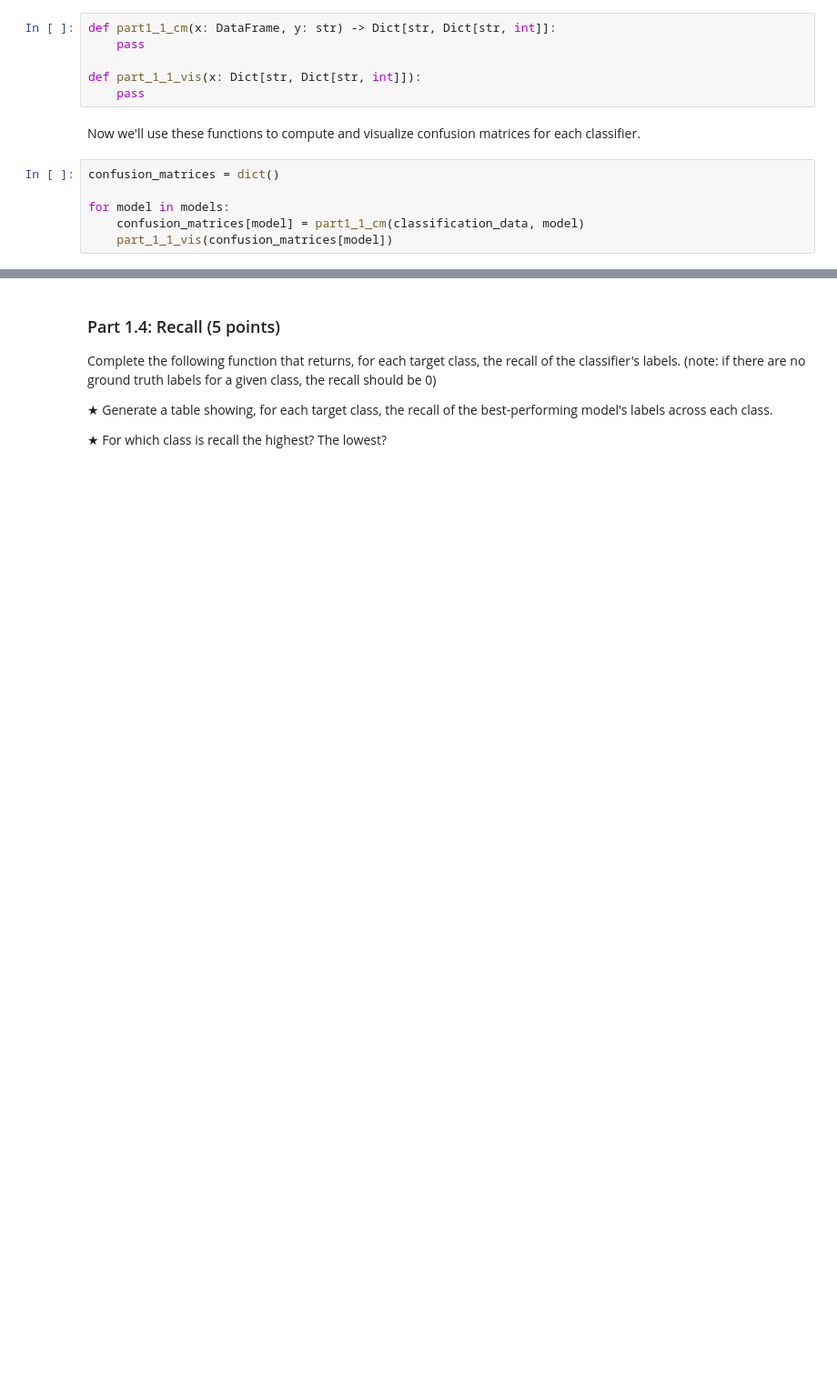
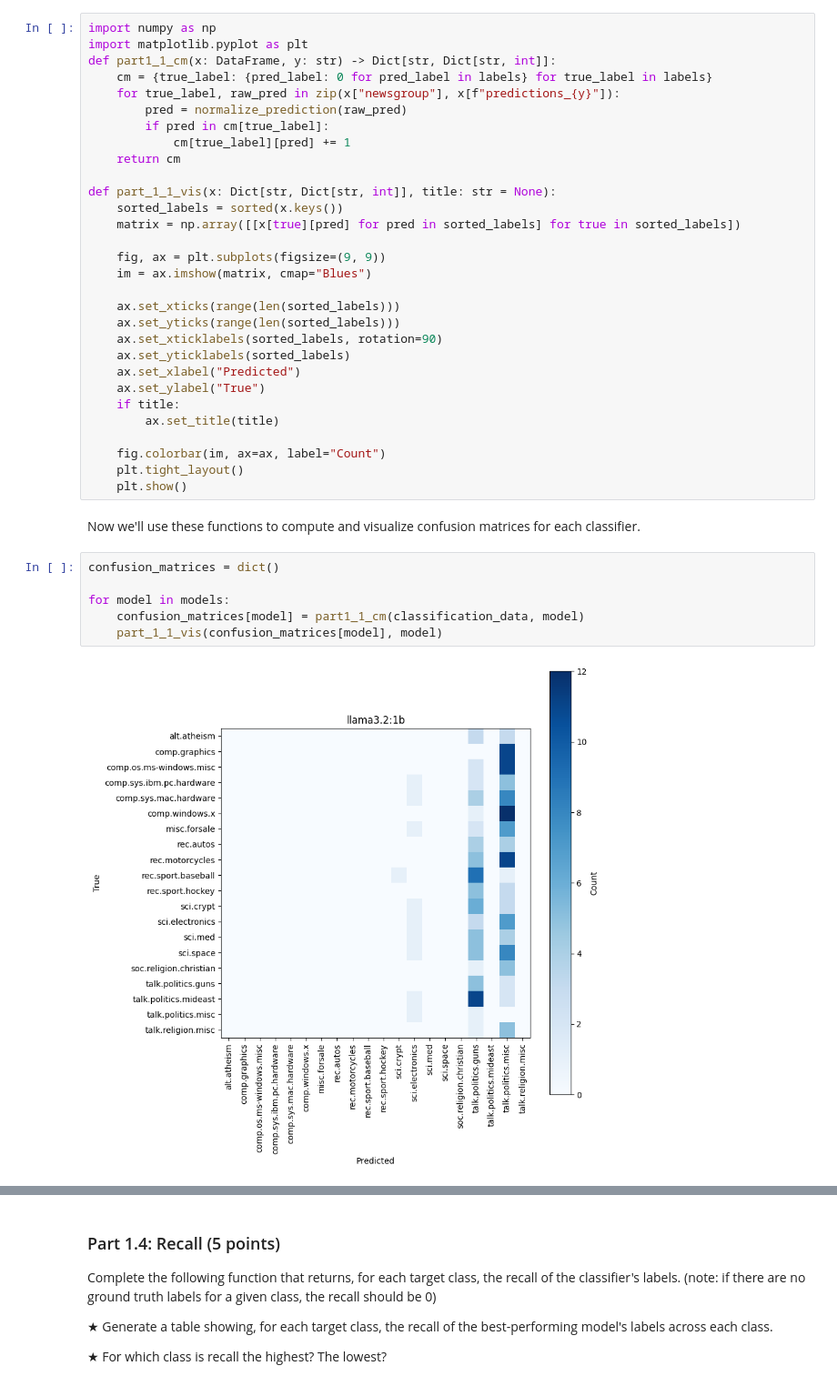
Before and after one commit to timlin901222/2048game, a Jupyter notebook: HW1.ipynb, the cells around one changed output, grey strips where cells are left out. Shown at 91% size. Saved outputs shown, nothing was run; the diff lists cells and outputs as text; blank space fills up the shorter version.

```diff
--- a/HW1.ipynb
+++ b/HW1.ipynb
@@ -299,16 +310,42 @@ We're implementing the confusion matrix first because you might find it useful w
 
 If the model messes up the output format (e.g. outputs something that isn't one of the labels), the prediction should not be included in the matrix counts.
 # %%
+import numpy as np
+import matplotlib.pyplot as plt
 def part1_1_cm(x: DataFrame, y: str) -> Dict[str, Dict[str, int]]:
-    pass
+    cm = {true_label: {pred_label: 0 for pred_label in labels} for true_label in labels}
+    for true_label, raw_pred in zip(x["newsgroup"], x[f"predictions_{y}"]):
+        pred = normalize_prediction(raw_pred)
+        if pred in cm[true_label]:
+            cm[true_label][pred] += 1
+    return cm
 
-def part_1_1_vis(x: Dict[str, Dict[str, int]]):
-    pass
+def part_1_1_vis(x: Dict[str, Dict[str, int]], title: str = None):
+    sorted_labels = sorted(x.keys())
+    matrix = np.array([[x[true][pred] for pred in sorted_labels] for true in sorted_labels])
+
+    fig, ax = plt.subplots(figsize=(9, 9))
+    im = ax.imshow(matrix, cmap="Blues")
+
+    ax.set_xticks(range(len(sorted_labels)))
+    ax.set_yticks(range(len(sorted_labels)))
+    ax.set_xticklabels(sorted_labels, rotation=90)
+    ax.set_yticklabels(sorted_labels)
+    ax.set_xlabel("Predicted")
+    ax.set_ylabel("True")
+    if title:
+        ax.set_title(title)
+
+    fig.colorbar(im, ax=ax, label="Count")
+    plt.tight_layout()
+    plt.show()
 # %% [markdown]
 Now we'll use these functions to compute and visualize confusion matrices for each classifier.
 # %%
 confusion_matrices = dict()
 
 for model in models:
     confusion_matrices[model] = part1_1_cm(classification_data, model)
-    part_1_1_vis(confusion_matrices[model])
+    part_1_1_vis(confusion_matrices[model], model)
+# %% [output]
+[figure, added]
```
Also changed, not shown: parts of 24 cells of this notebook.
